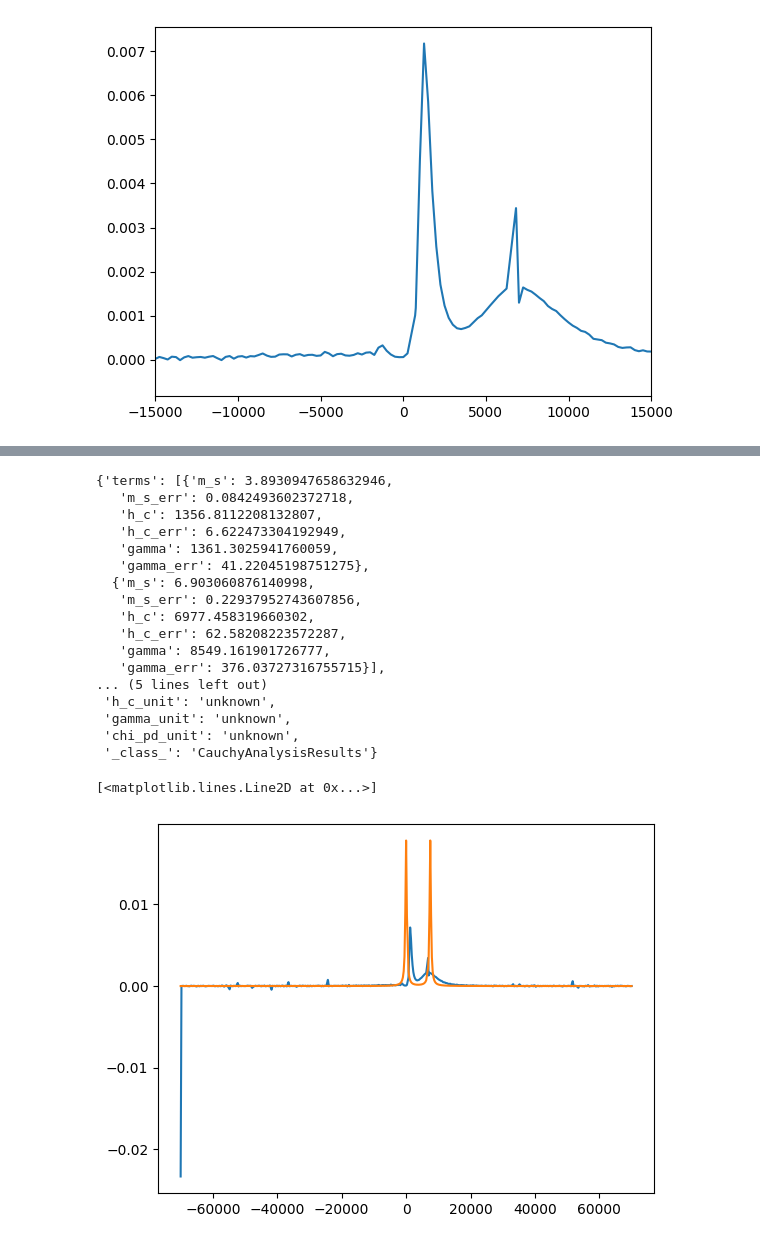
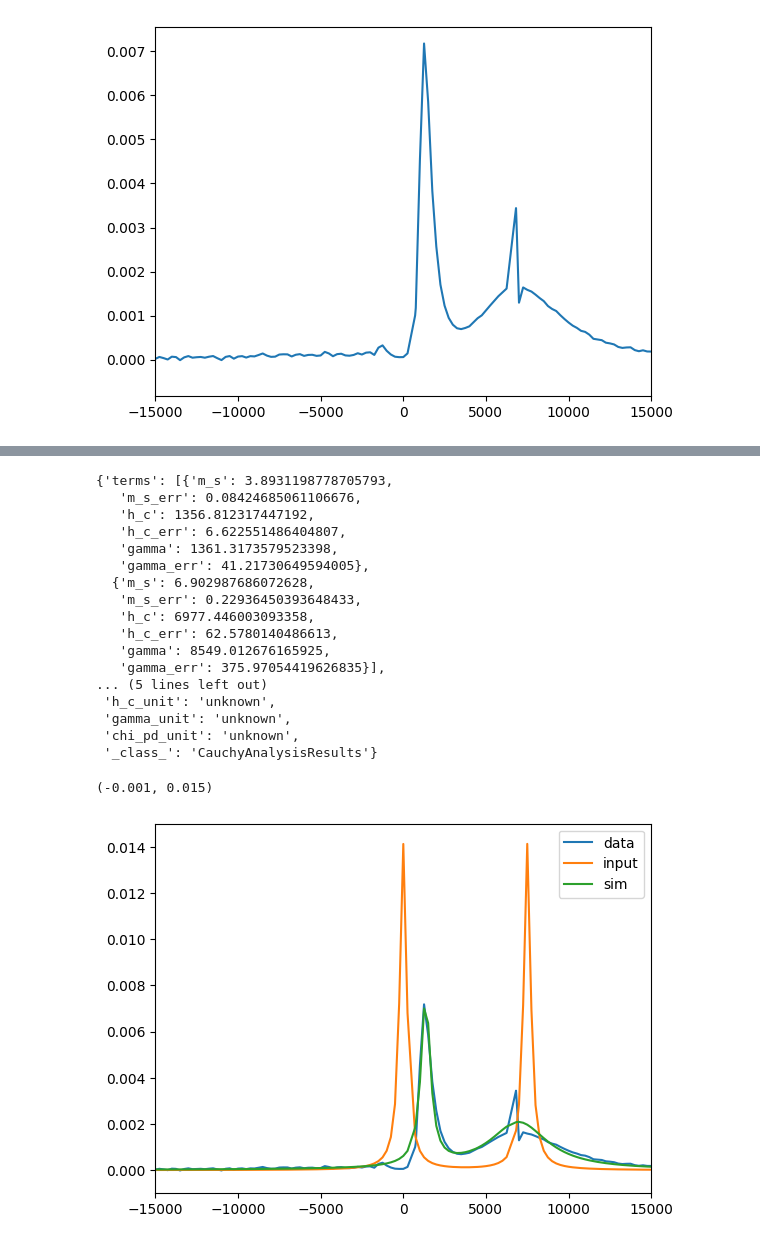
Before and after one commit to RinehartGroup/MagnetoPy, a Jupyter notebook: docs/examples/cauchy.ipynb, the cells around one changed output, grey strips where cells are left out. Cells and saved outputs as stored; diff of their text form; code cells hidden in the pictures.

```diff
--- a/docs/examples/cauchy.ipynb
+++ b/docs/examples/cauchy.ipynb
@@ -28,3 +28,16 @@ ax.set_xlim(-15000, 15000)
 # %% [output]
 (-15000.0, 15000.0)
 [figure]
+# %%
+results = mp.fit_cauchy_pdf(df['field'][2:-2], df['dmdh'][2:-2], 2)
+
+fig, ax = mp.plot_cauchy_pdf(df['field'], df['dmdh'], results)
+
+# df['sim'] = results.simulate_data(df['field'])
+
+# fig, ax = plt.subplots()
+# ax.plot(df['field'], df['dmdh'], label="data")
+# ax.plot(df['field'], df['sim'], label="sim")
+# ax.legend()
+# ax.set_xlim(-15000, 15000)
+# ax.set_ylim(-0.001, 0.015)
@@ -31,13 +46,17 @@ ax.set_xlim(-15000, 15000)
 # %%
+# integrate dmdh
+df['calc_moment'] = np.cumsum(df['dmdh'] * np.gradient(df['field']))
+calc_saturation = 0.5 * (df['calc_moment'].max() - df['calc_moment'].min())
+
 fitting_args = mp.CauchyFittingArgs(
     [
         mp.CauchyParams(
-            m_s = (0.007, 0, 10),
+            m_s = (calc_saturation/2, 0, 10),
             h_c = (0, -5000, 5000),
             gamma = (1000, 0, 10000)
         ),
         mp.CauchyParams(
-            m_s = (0.007, 0, 10),
+            m_s = (calc_saturation/2, 0, 10),
             h_c = (7500, 5000, 10000),
             gamma = (1000, 0, 10000)
         ),
@@ -47,18 +66,18 @@ fitting_args = mp.CauchyFittingArgs(
 results = mp.fit_cauchy_pdf(df['field'][2:-2], df['dmdh'][2:-2], fitting_args)
 results.as_dict()
 # %% [output]
-{'terms': [{'m_s': 3.8930947658632946,
-   'm_s_err': 0.0842493602372718,
-   'h_c': 1356.8112208132807,
-   'h_c_err': 6.622473304192949,
-   'gamma': 1361.3025941760059,
-   'gamma_err': 41.22045198751275},
-  {'m_s': 6.903060876140998,
-   'm_s_err': 0.22937952743607856,
-   'h_c': 6977.458319660302,
-   'h_c_err': 62.58208223572287,
-   'gamma': 8549.161901726777,
-   'gamma_err': 376.03727316755715}],
+{'terms': [{'m_s': 3.8931198778705793,
+   'm_s_err': 0.08424685061106676,
+   'h_c': 1356.812317447192,
+   'h_c_err': 6.622551486404807,
+   'gamma': 1361.3173579523398,
+   'gamma_err': 41.21730649594005},
+  {'m_s': 6.902987686072628,
+   'm_s_err': 0.22936450393648433,
+   'h_c': 6977.446003093358,
+   'h_c_err': 62.5780140486613,
+   'gamma': 8549.012676165925,
+   'gamma_err': 375.97054419626835}],
 ... (5 lines left out)
  'h_c_unit': 'unknown',
  'gamma_unit': 'unknown',
@@ -67,12 +86,16 @@ results.as_dict()
 # %%
 x_range = (df['field'].min(), df['field'].max())
 y_max = df['dmdh'].max()
-df['sim'] = mp.cauchy_pdf(df['field'], fitting_args.build_params(x_range, y_max))
+df['input'] = fitting_args.generate_data(df['field'])
+df['sim'] = results.simulate_data(df['field'])
 # %%
 fig, ax = plt.subplots()
-ax.plot(df['field'], df['dmdh'])
-ax.plot(df['field'], 1000*df['sim'])
-# ax.set_xlim(-15000, 15000)
+ax.plot(df['field'], df['dmdh'], label="data")
+ax.plot(df['field'], df['input'], label="input")
+ax.plot(df['field'], df['sim'], label="sim")
+ax.legend()
+ax.set_xlim(-15000, 15000)
+ax.set_ylim(-0.001, 0.015)
 # %% [output]
-[<matplotlib.lines.Line2D at 0x...>]
+(-0.001, 0.015)
-[figure, old version]
+[figure, new version]
```
Also changed, not shown: parts of 1 cell of this notebook, 6 other files.
